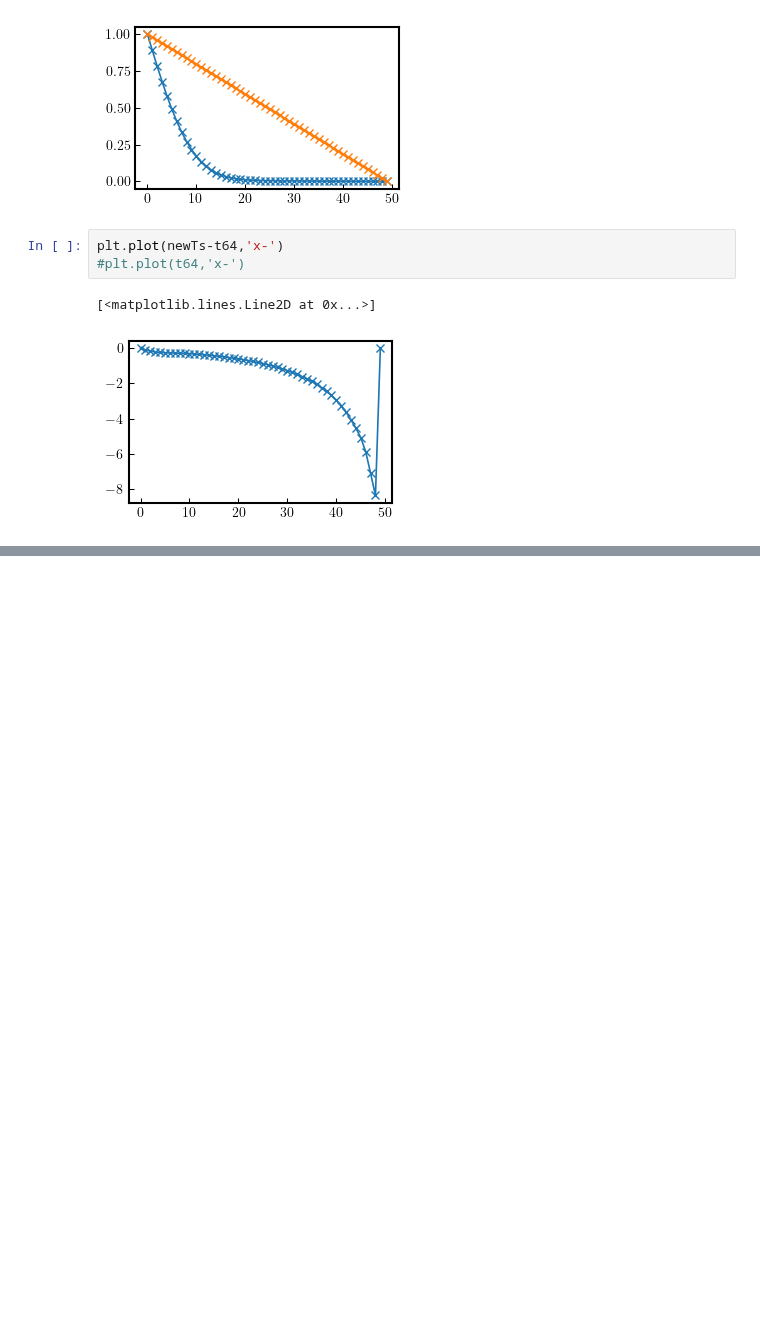
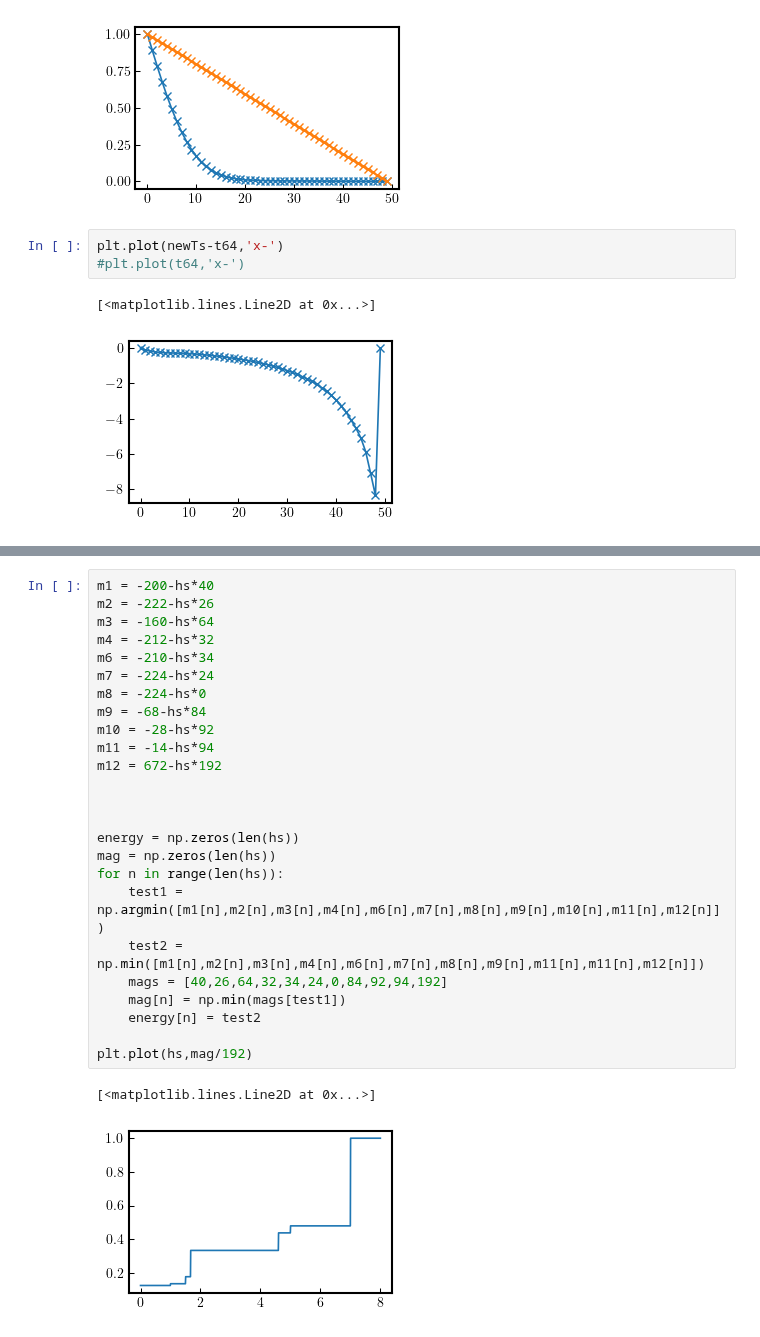
Before and after one commit to Alejo-Costa-Duran/ParallelTempering, a Jupyter notebook: dataAnalysis.ipynb, the cells around one changed output, grey strips where cells are left out. Drawn from its saved outputs; the diff is of its cells as text; blank space fills up the shorter version.

```diff
--- a/dataAnalysis.ipynb
+++ b/dataAnalysis.ipynb
@@ -442,0 +483,28 @@ plt.plot(newTs-t64,'x-')
+# %%
+m1 = -200-hs*40
+m2 = -222-hs*26
+m3 = -160-hs*64
+m4 = -212-hs*32
+m6 = -210-hs*34
+m7 = -224-hs*24
+m8 = -224-hs*0
+m9 = -68-hs*84
+m10 = -28-hs*92
+m11 = -14-hs*94
+m12 = 672-hs*192
+
+
+
+energy = np.zeros(len(hs))
+mag = np.zeros(len(hs))
+for n in range(len(hs)):
+    test1 = np.argmin([m1[n],m2[n],m3[n],m4[n],m6[n],m7[n],m8[n],m9[n],m10[n],m11[n],m12[n]])
+    test2 = np.min([m1[n],m2[n],m3[n],m4[n],m6[n],m7[n],m8[n],m9[n],m11[n],m11[n],m12[n]])
+    mags = [40,26,64,32,34,24,0,84,92,94,192]
+    mag[n] = np.min(mags[test1])
+    energy[n] = test2
+
+plt.plot(hs,mag/192)
+# %% [output]
+[<matplotlib.lines.Line2D at 0x...>]
+[figure, added]
```
Also changed, not shown: parts of 8 cells of this notebook, 14 other files.
